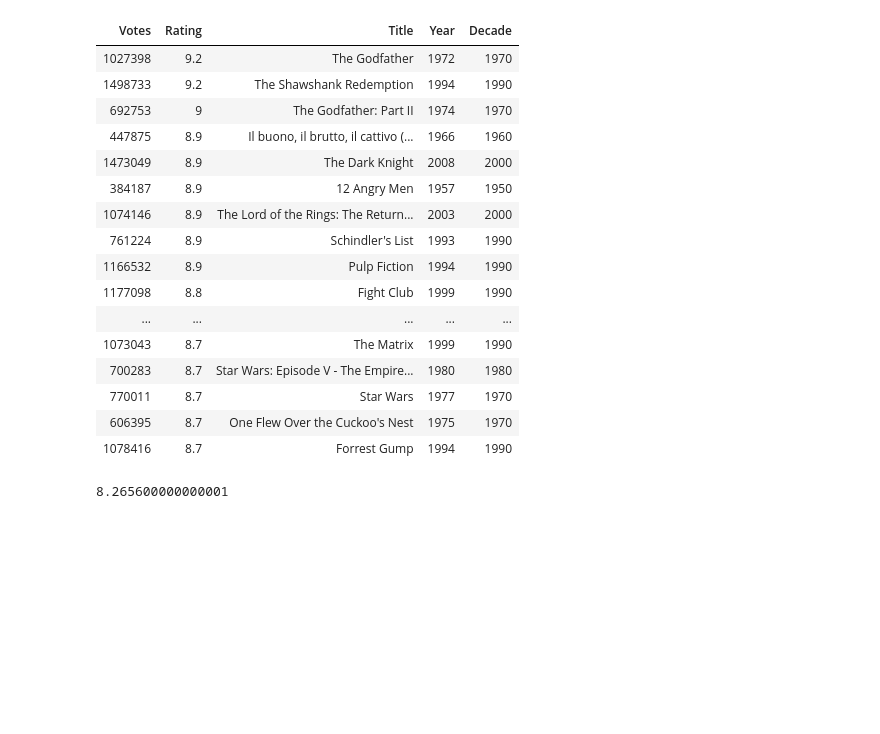
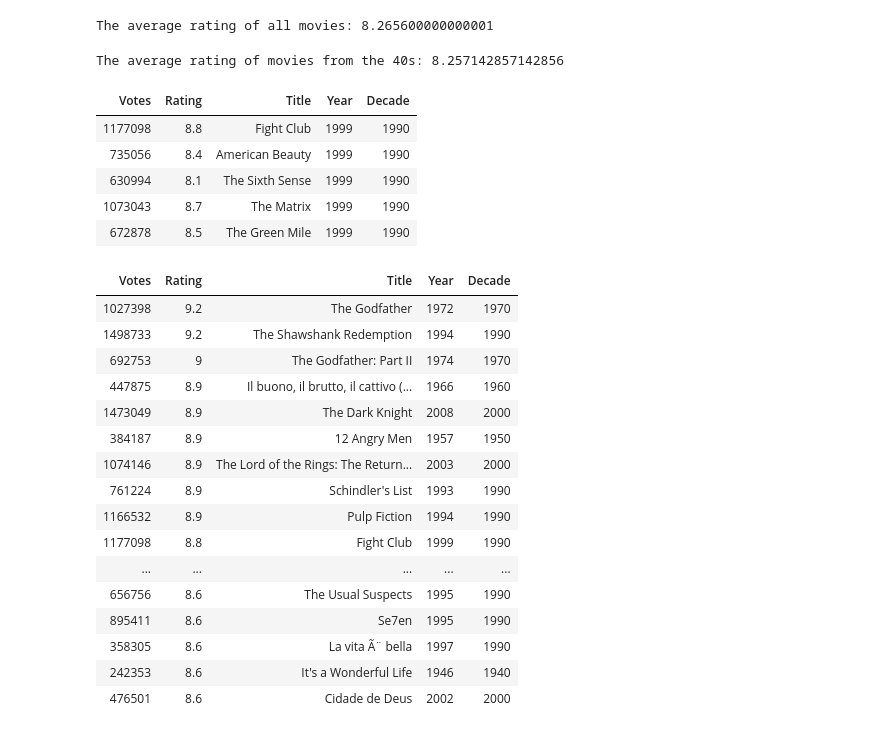
Before and after one commit to alexgundamz88/CISPROG-6_AlexanderHwang, a Jupyter notebook: Assignment3_AlexanderHwang.ipynb, the cells around one changed output. Drawn from its saved outputs; the diff is of its cells as text; code cells hidden in the pictures; blank space fills up the shorter version.

```diff
--- a/Assignment3_AlexanderHwang.ipynb
+++ b/Assignment3_AlexanderHwang.ipynb
@@ -63,27 +76,53 @@ earliest
 # %%
-rating = imdb.sort('Rating', descending = True)
-rating = rating.take[:20]
-rating.show()
+# Here is the average rating of all the movies in the database.
+ratingAverage = list(imdb.column('Rating'))
+print("The average rating of all movies: " + str(np.average(ratingAverage)))
+
+# The average rating of all movies is 8.2656
 # %% [output]
-| Votes | Rating | Title | Year | Decade |
-| 1027398 | 9.2 | The Godfather | 1972 | 1970 |
-| 1498733 | 9.2 | The Shawshank Redemption | 1994 | 1990 |
-| 692753 | 9 | The Godfather: Part II | 1974 | 1970 |
-| 447875 | 8.9 | Il buono, il brutto, il cattivo (... | 1966 | 1960 |
-| 1473049 | 8.9 | The Dark Knight | 2008 | 2000 |
-| 384187 | 8.9 | 12 Angry Men | 1957 | 1950 |
-| 1074146 | 8.9 | The Lord of the Rings: The Return... | 2003 | 2000 |
-| 761224 | 8.9 | Schindler's List | 1993 | 1990 |
-| 1166532 | 8.9 | Pulp Fiction | 1994 | 1990 |
-| 1177098 | 8.8 | Fight Club | 1999 | 1990 |
-| ... | ... | ... | ... | ... |
-| 1073043 | 8.7 | The Matrix | 1999 | 1990 |
-| 700283 | 8.7 | Star Wars: Episode V - The Empire... | 1980 | 1980 |
-| 770011 | 8.7 | Star Wars | 1977 | 1970 |
-| 606395 | 8.7 | One Flew Over the Cuckoo's Nest | 1975 | 1970 |
-| 1078416 | 8.7 | Forrest Gump | 1994 | 1990 |
+The average rating of all movies: 8.265600000000001
 # %%
-ratingAverage = list(imdb.column('Rating'))
-np.average(ratingAverage)
+# Here is the average rating for all movies form the 1940s.
+sortedIMBD = imdb.sort('Year')
+rating40s = sortedIMBD.where('Decade', are.equal_to(1940))
+rating40sAverage = list(rating40s.column('Rating'))
+print("The average rating of movies from the 40s: " + str(np.average(rating40sAverage)))
+
+# The average rating of movies from the 40s is 8.257
 # %% [output]
-8.265600000000001
+The average rating of movies from the 40s: 8.257142857142856
+# %%
+# Here is a table that contains all the movies that came out in 1999 on the database.
+sortedIMBD = imdb.sort('Year')
+ninety_nine = sortedIMBD.where('Year', are.equal_to(1999))
+ninety_nine.show()
+# %% [output]
+| Votes | Rating | Title | Year | Decade |
+| 1177098 | 8.8 | Fight Club | 1999 | 1990 |
+| 735056 | 8.4 | American Beauty | 1999 | 1990 |
+| 630994 | 8.1 | The Sixth Sense | 1999 | 1990 |
+| 1073043 | 8.7 | The Matrix | 1999 | 1990 |
+| 672878 | 8.5 | The Green Mile | 1999 | 1990 |
+# %%
+# Here is a table with all movies with a rating higher than 8.5.
+sortedIMBD = imdb.sort('Rating', descending = True)
+really_highly_rated = sortedIMBD.where('Rating', are.above(8.5))
+really_highly_rated.show()
+# %% [output]
+| Votes | Rating | Title | Year | Decade |
+| 1027398 | 9.2 | The Godfather | 1972 | 1970 |
+| 1498733 | 9.2 | The Shawshank Redemption | 1994 | 1990 |
+| 692753 | 9 | The Godfather: Part II | 1974 | 1970 |
+| 447875 | 8.9 | Il buono, il brutto, il cattivo (... | 1966 | 1960 |
+| 1473049 | 8.9 | The Dark Knight | 2008 | 2000 |
+| 384187 | 8.9 | 12 Angry Men | 1957 | 1950 |
+| 1074146 | 8.9 | The Lord of the Rings: The Return... | 2003 | 2000 |
+| 761224 | 8.9 | Schindler's List | 1993 | 1990 |
+| 1166532 | 8.9 | Pulp Fiction | 1994 | 1990 |
+| 1177098 | 8.8 | Fight Club | 1999 | 1990 |
+| ... | ... | ... | ... | ... |
+| 656756 | 8.6 | The Usual Suspects | 1995 | 1990 |
+| 895411 | 8.6 | Se7en | 1995 | 1990 |
+| 358305 | 8.6 | La vita Ã¨ bella | 1997 | 1990 |
+| 242353 | 8.6 | It's a Wonderful Life | 1946 | 1940 |
+| 476501 | 8.6 | Cidade de Deus | 2002 | 2000 |
```
Also changed, not shown: parts of 6 cells of this notebook.
